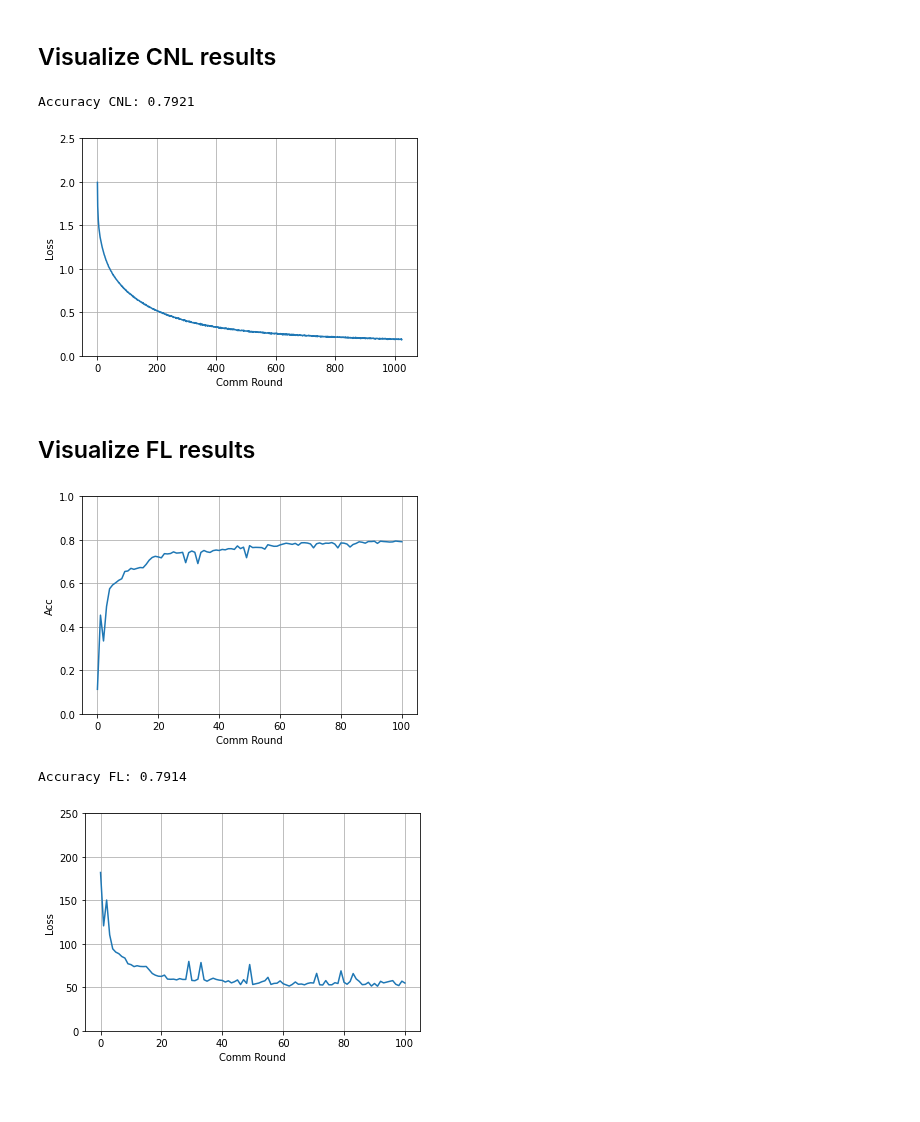
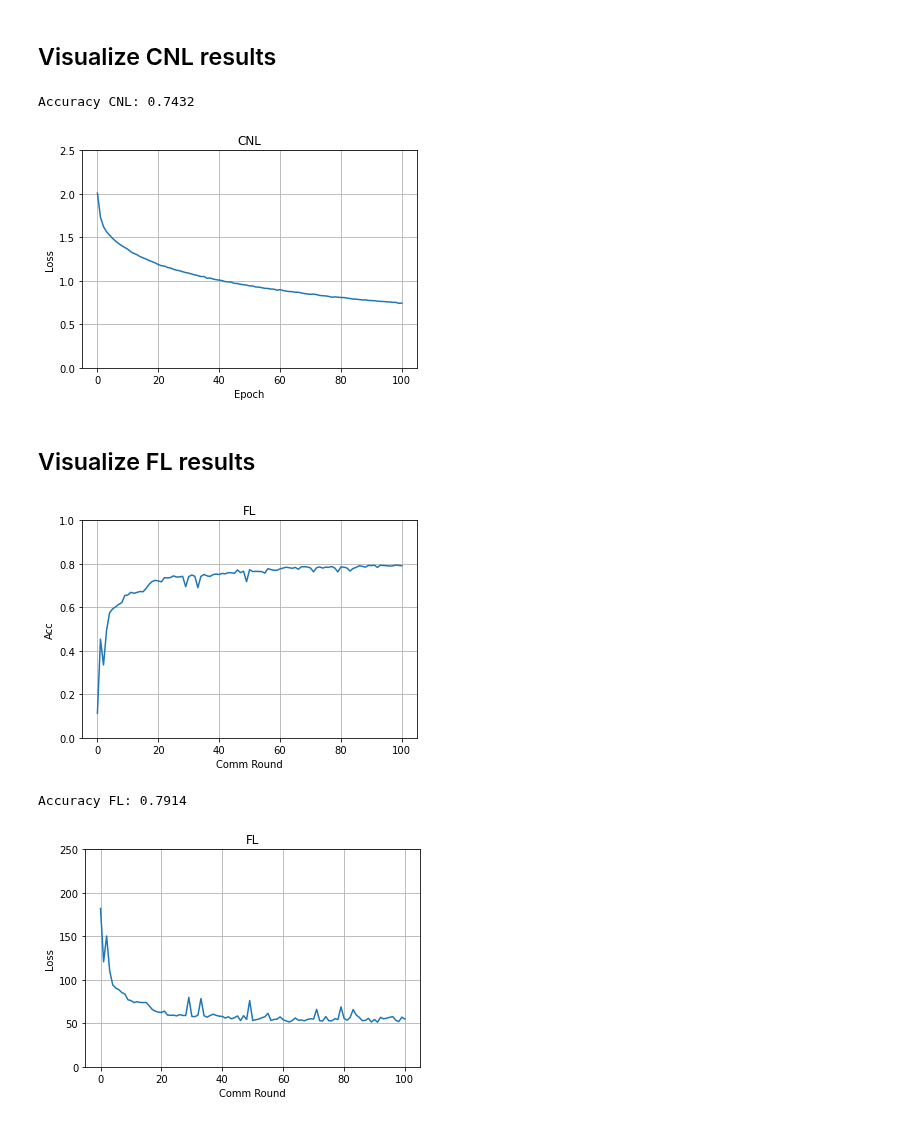
Before and after one commit to AitorB16/GLow, a Jupyter notebook: visualization/CNL_and_FL_visualize_results.ipynb, the cells around one changed output. Cells and saved outputs as stored; diff of their text form; code cells hidden in the pictures.

```diff
--- a/visualization/CNL_and_FL_visualize_results.ipynb
+++ b/visualization/CNL_and_FL_visualize_results.ipynb
@@ -8,10 +8,10 @@ import matplotlib.pyplot as plt
 # %% [markdown]
 ## Visualize CNL results
 # %%
-run_name = 'CNL_1024'
+run_name = 'CNL_102'
 save_path = '../plots/'
 file_path = '../outputs/CNL/CIFAR10/'
-num_epochs = 1024
+num_epochs = 101
 # %%
 # Read file
 file = open(file_path+run_name+'.out', mode = 'r', encoding = 'utf-8-sig')
@@ -24,21 +24,22 @@ for line in lines:
 # %%
 print('Accuracy CNL: ' + str(tmp1[0][1]))
 # %% [output]
-Accuracy CNL: 0.7921
+Accuracy CNL: 0.7432
 # %%
 tmp1 = tmp1[1][1:]
 loss = []
 for i in tmp1:
     loss.append(float(i))
 # %%
-plt.plot(np.arange(num_epochs), loss)
+plt.plot(np.arange(num_epochs), loss[:-1])
 plt.ylim(0, 2.5)
-plt.xlabel('Comm Round')
+plt.xlabel('Epoch')
 plt.ylabel('Loss')
+plt.title('CNL')
 plt.grid()
 plt.savefig(save_path+run_name+'_summarized_loss.pdf')
 # %% [output]
-[figure, old version]
+[figure, new version]
 # %% [markdown]
 ## Visualize FL results
 # %%
@@ -66,10 +67,11 @@ plt.plot(np.arange(num_epochs), acc)
 plt.ylim(0, 1)
 plt.xlabel('Comm Round')
 plt.ylabel('Acc')
+plt.title('FL')
 plt.grid()
 plt.savefig(save_path+run_name+'_FL_summarized_acc.pdf')
 # %% [output]
-[figure, old version]
+[figure, new version]
 # %%
 print('Accuracy FL: ' + str(acc[-1]))
 # %% [output]
@@ -79,7 +81,8 @@ plt.plot(np.arange(num_epochs), loss)
 plt.ylim(0, 250)
 plt.xlabel('Comm Round')
 plt.ylabel('Loss')
+plt.title('FL')
 plt.grid()
 plt.savefig(save_path+run_name+'_FL_summarized_loss.pdf')
 # %% [output]
-[figure, old version]
+[figure, new version]
```
Also changed, not shown: 2 other files.
